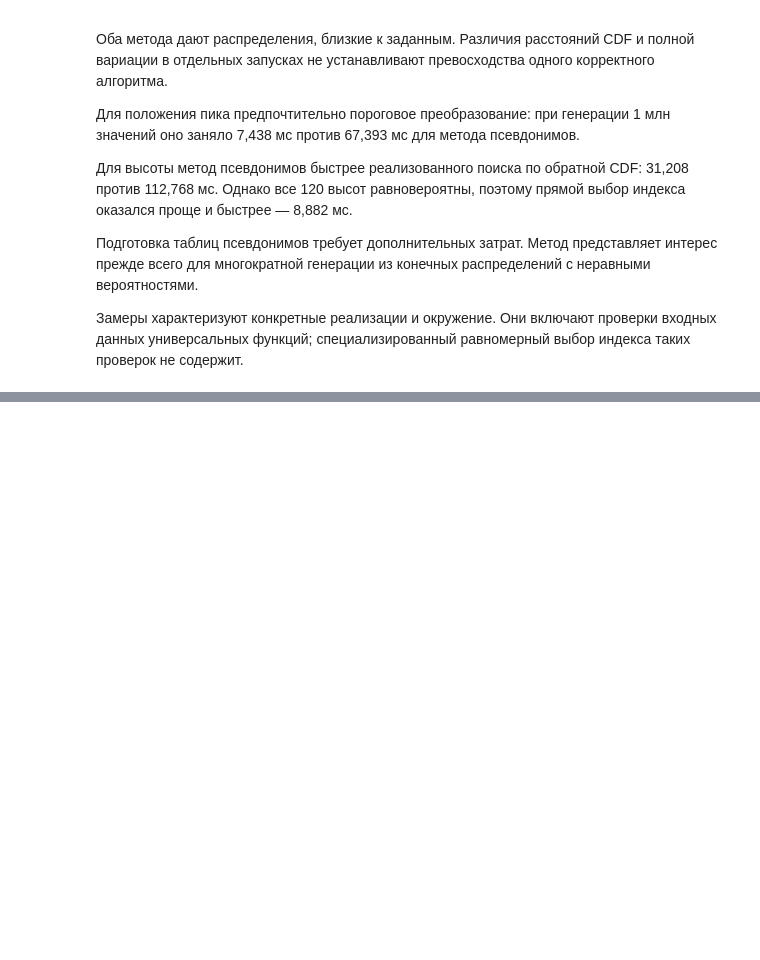
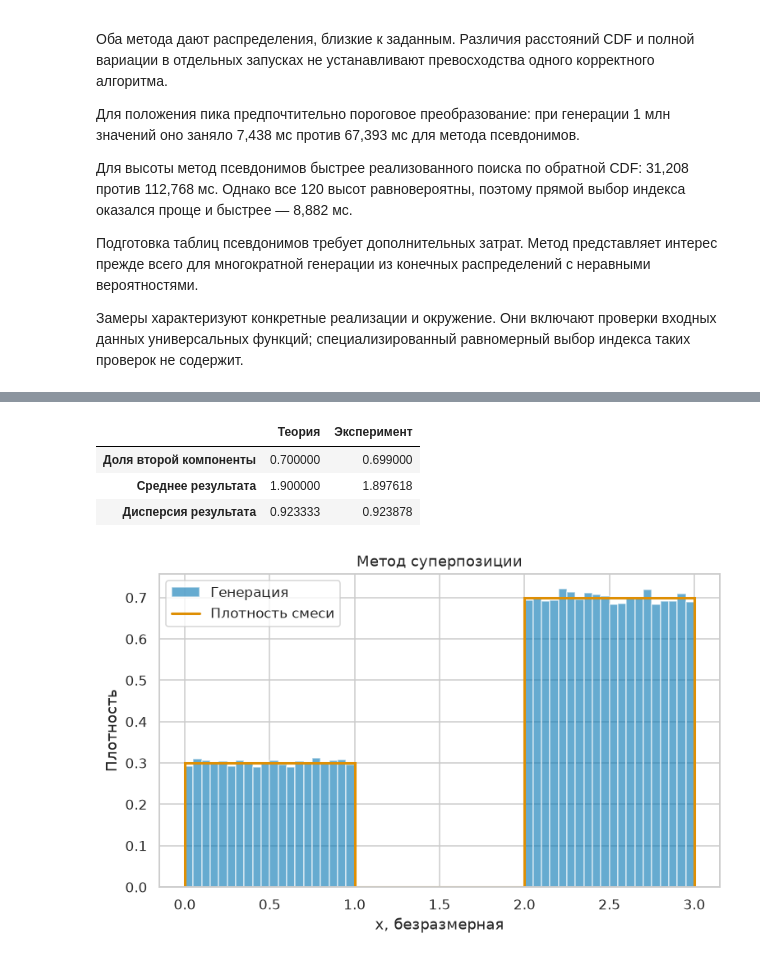
Before and after one commit to WalterPerjenko/LW_Statistic, a Jupyter notebook: raman/Lab01_sprint1_Raman.ipynb, the cells around one changed output, grey strips where cells are left out. Drawn from its saved outputs; the diff is of its cells as text; code cells hidden in the pictures; blank space fills up the shorter version.

```diff
--- a/raman/Lab01_sprint1_Raman.ipynb
+++ b/raman/Lab01_sprint1_Raman.ipynb
@@ -4133,0 +4774,78 @@ display(
+# %%
+def demo_mixture(size, *, rng):
+    """Смесь 0.3*Uniform(0,1) + 0.7*Uniform(2,3)."""
+    if isinstance(size, bool) or not isinstance(size, Integral):
+        raise TypeError("size должен быть целым числом.")
+    if size < 0:
+        raise ValueError("size должен быть неотрицательным.")
+    if not isinstance(rng, np.random.Generator):
+        raise TypeError("rng должен быть np.random.Generator.")
+
+    # True означает выбор второй компоненты.
+    second_component = rng.random(int(size)) >= 0.3
+    within_component = rng.random(int(size))
+
+    sample = within_component + 2.0 * second_component
+
+    return sample, second_component
+
+
+mixture_sample, mixture_components = demo_mixture(
+    100_000,
+    rng=np.random.default_rng(71),
+)
+
+mixture_summary = pd.DataFrame({
+    "Теория": [0.7, 1.9, 1 / 12 + 0.84],
+    "Эксперимент": [
+        mixture_components.mean(),
+        mixture_sample.mean(),
+        mixture_sample.var(ddof=0),
+    ],
+}, index=[
+    "Доля второй компоненты",
+    "Среднее результата",
+    "Дисперсия результата",
+])
+
+# Проверяем принадлежность выбранной компоненте.
+assert np.all(
+    (mixture_sample[~mixture_components] >= 0)
+    & (mixture_sample[~mixture_components] < 1)
+)
+assert np.all(
+    (mixture_sample[mixture_components] >= 2)
+    & (mixture_sample[mixture_components] < 3)
+)
+
+display(mixture_summary.round(6))
+
+fig, ax = plt.subplots(figsize=(8, 4.5))
+
+ax.hist(
+    mixture_sample,
+    bins=np.linspace(0, 3, 61),
+    density=True,
+    alpha=0.6,
+    label="Генерация",
+)
+
+ax.stairs(
+    [0.3, 0.0, 0.7],
+    [0, 1, 2, 3],
+    color="C1",
+    linewidth=2,
+    label="Плотность смеси",
+)
+
+ax.set_xlabel("x, безразмерная")
+ax.set_ylabel("Плотность")
+ax.set_title("Метод суперпозиции")
+ax.legend()
+plt.show()
+# %% [output]
+|  | Теория | Эксперимент |
+| Доля второй компоненты | 0.700000 | 0.699000 |
+| Среднее результата | 1.900000 | 1.897618 |
+| Дисперсия результата | 0.923333 | 0.923878 |
+[figure, added]
```
Also changed, not shown: parts of 44 cells of this notebook, 1 other file.
